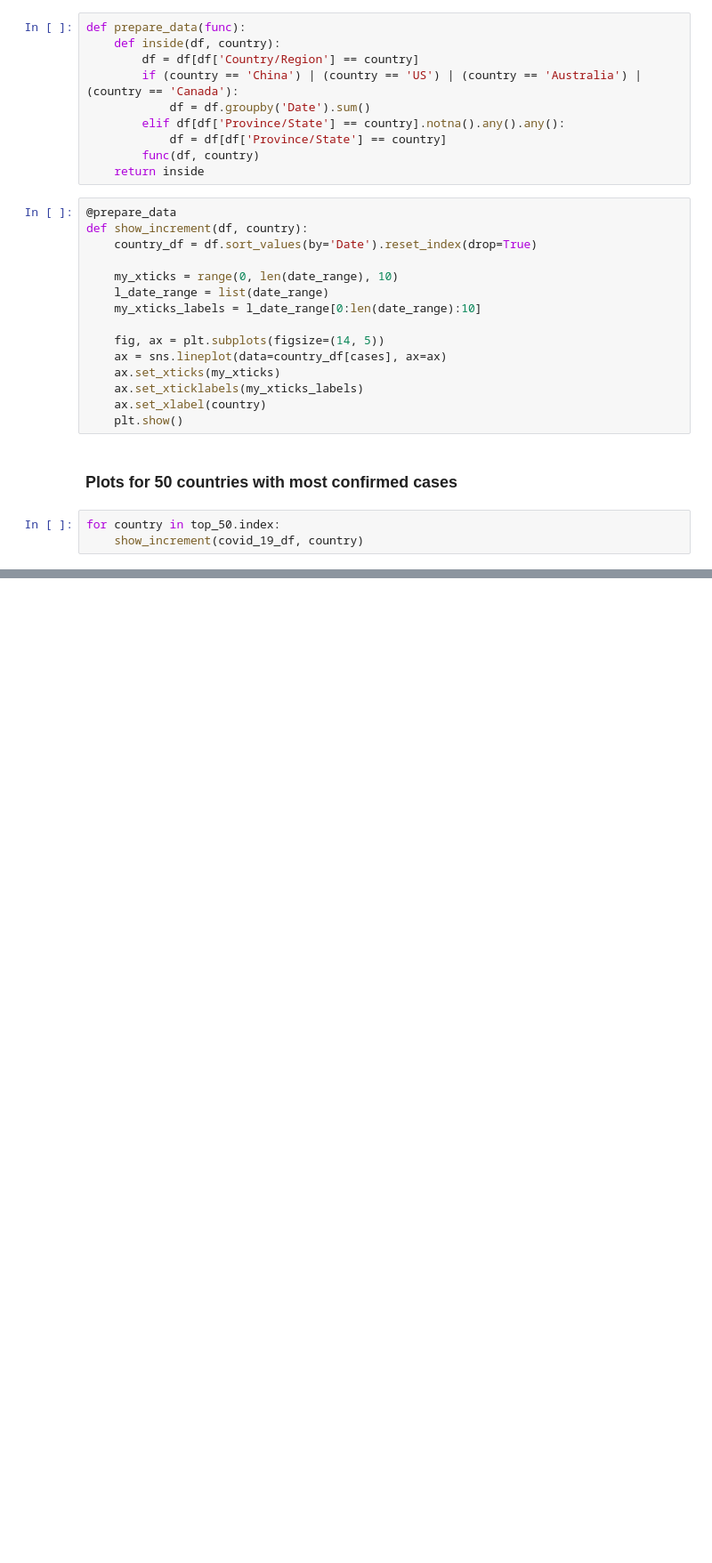
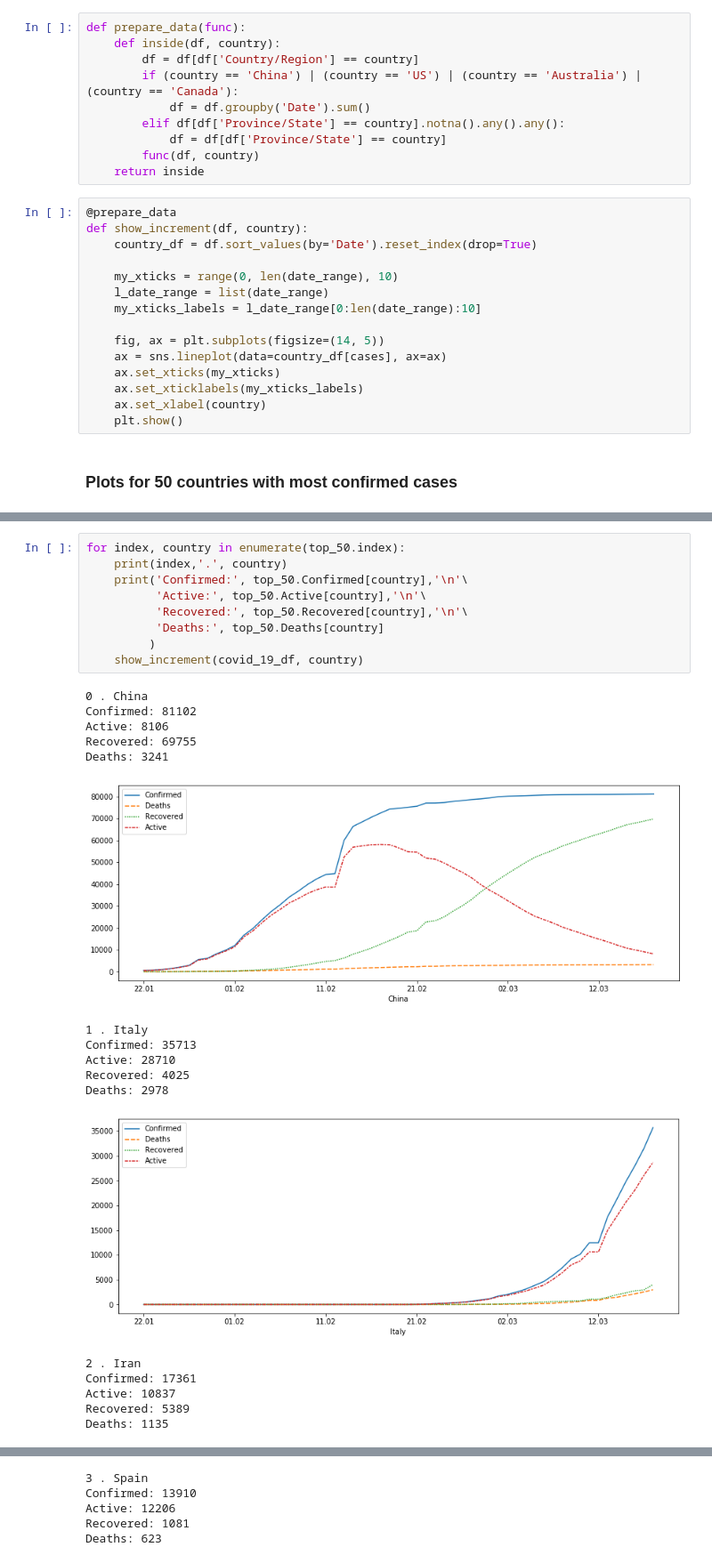
Before and after one commit to Ysbail/Covid-19, a Jupyter notebook: covid_changes_over_time.ipynb, the cells around one changed output, grey strips where cells are left out. Shown at 89% size. Cells and saved outputs as stored; diff of their text form; blank space fills up the shorter version.

Commit message:
Update covid_changes_over_time.ipynb
signatures and additional information

```diff
--- a/covid_changes_over_time.ipynb
+++ b/covid_changes_over_time.ipynb
@@ -66,6 +66,3 @@ def show_increment(df, country):
     plt.show()
 # %% [markdown]
 ### Plots for 50 countries with most confirmed cases
-# %%
-for country in top_50.index:
-    show_increment(covid_19_df, country)
@@ -85,0 +69,27 @@ for country in top_50.index:
+# %%
+for index, country in enumerate(top_50.index):
+    print(index,'.', country)
+    print('Confirmed:', top_50.Confirmed[country],'\n'\
+          'Active:', top_50.Active[country],'\n'\
+          'Recovered:', top_50.Recovered[country],'\n'\
+          'Deaths:', top_50.Deaths[country]
+         )
+    show_increment(covid_19_df, country)
+# %% [output]
+0 . China
+Confirmed: 81102
+Active: 8106
+Recovered: 69755
+Deaths: 3241
+[figure, added]
+1 . Italy
+Confirmed: 35713
+Active: 28710
+Recovered: 4025
+Deaths: 2978
+[figure, added]
+2 . Iran
+Confirmed: 17361
+Active: 10837
+Recovered: 5389
+Deaths: 1135
@@ -85,0 +97,5 @@ for country in top_50.index:
+3 . Spain
+Confirmed: 13910
+Active: 12206
+Recovered: 1081
+Deaths: 623
```
Also changed, not shown: parts of 5 cells of this notebook.
